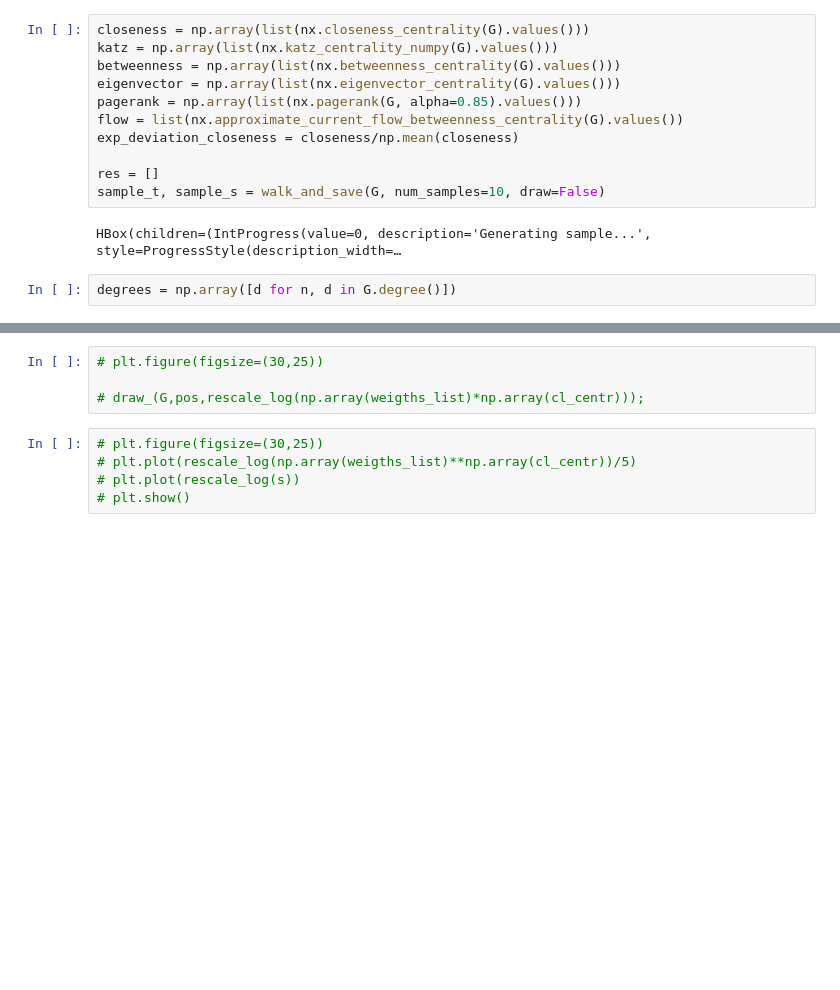
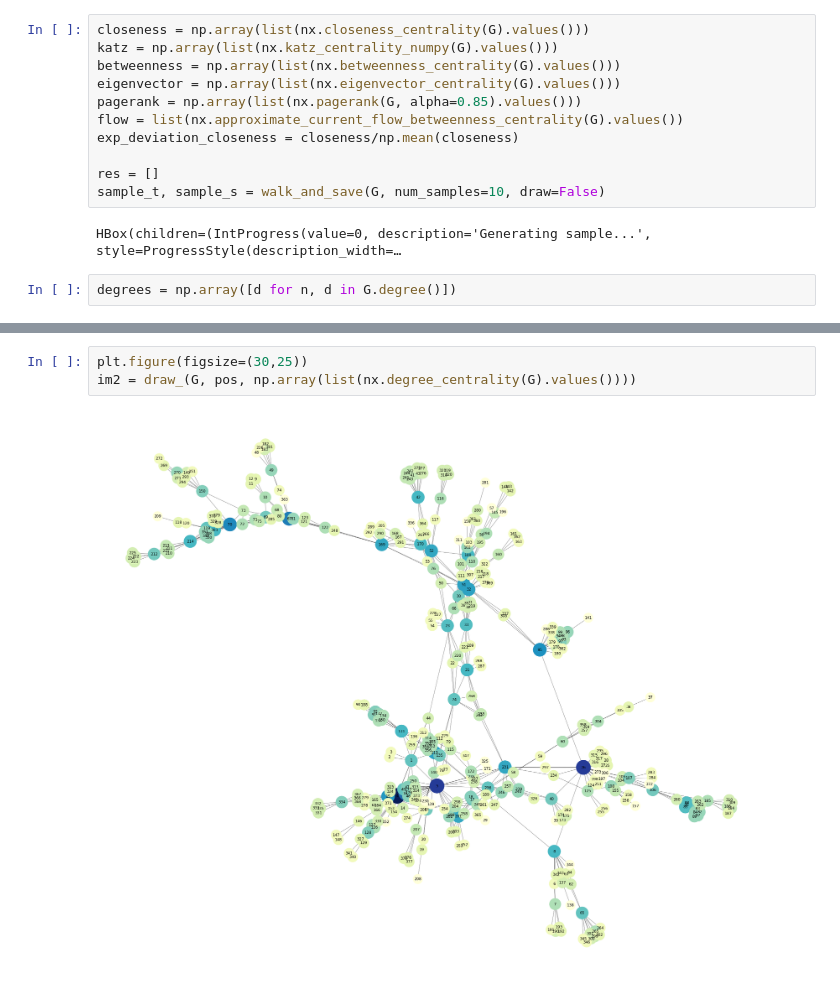
Before and after one commit to kimaril/networksch, a Jupyter notebook: notebooks/Activation Prediction.ipynb, the cells around one changed output, grey strips where cells are left out. Saved outputs shown, nothing was run; the diff lists cells and outputs as text; blank space fills up the shorter version.

```diff
--- a/notebooks/Activation Prediction.ipynb
+++ b/notebooks/Activation Prediction.ipynb
@@ -182,9 +190,5 @@ array([0.96226767, 0.92033331, 0.79571382])
 # %%
-# plt.figure(figsize=(30,25))
-
-# draw_(G,pos,rescale_log(np.array(weigths_list)*np.array(cl_centr)));
+plt.figure(figsize=(30,25))
+im2 = draw_(G, pos, np.array(list(nx.degree_centrality(G).values())))
+# %% [output]
+[figure, added]
-# %%
-# plt.figure(figsize=(30,25))
-# plt.plot(rescale_log(np.array(weigths_list)**np.array(cl_centr))/5)
-# plt.plot(rescale_log(s))
-# plt.show()
```
Also changed, not shown: parts of 5 cells of this notebook.
